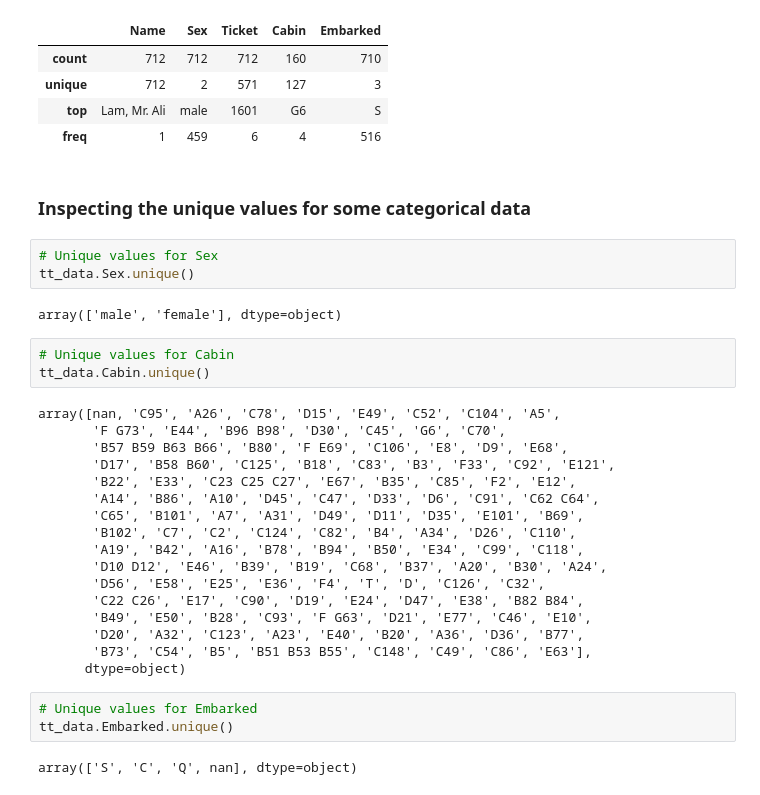
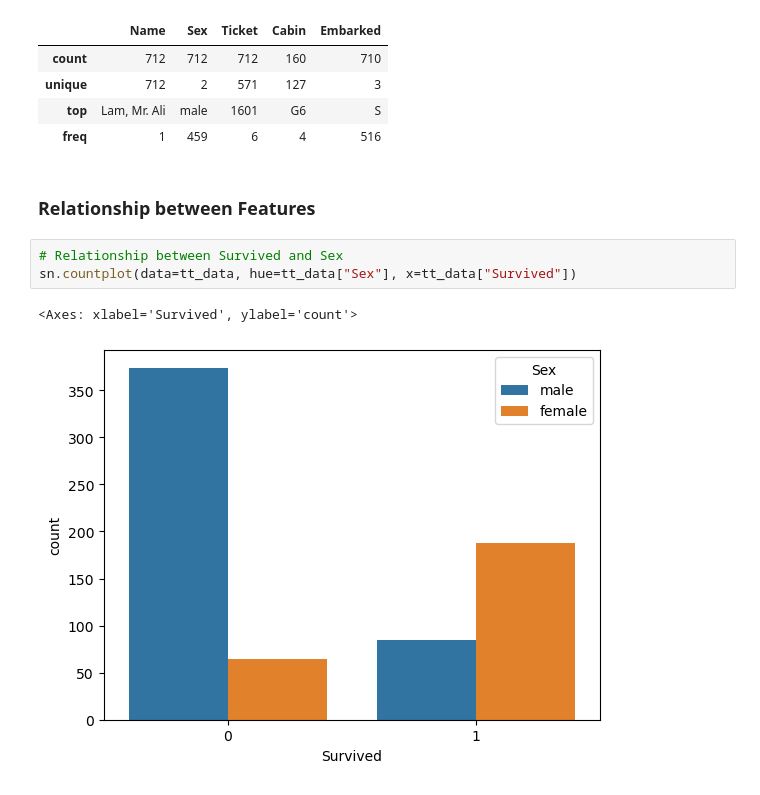
Before and after one commit to AndrewMarfo/titanic, a Jupyter notebook: titanic.ipynb, the cells around one changed output. Drawn from its saved outputs; the diff is of its cells as text.

Commit message:
Visualizing relationship between features

```diff
--- a/titanic.ipynb
+++ b/titanic.ipynb
@@ -78,35 +110,11 @@ tt_data.describe(include="O")
 | unique | 712 | 2 | 571 | 127 | 3 |
 | top | Lam, Mr. Ali | male | 1601 | G6 | S |
 | freq | 1 | 459 | 6 | 4 | 516 |
-# %% [markdown]
-### Inspecting the unique values for some categorical data
-# %%
-# Unique values for Sex
-tt_data.Sex.unique()
-# %% [output]
-array(['male', 'female'], dtype=object)
-# %%
-# Unique values for Cabin
-tt_data.Cabin.unique()
-# %% [output]
-array([nan, 'C95', 'A26', 'C78', 'D15', 'E49', 'C52', 'C104', 'A5',
-       'F G73', 'E44', 'B96 B98', 'D30', 'C45', 'G6', 'C70',
-       'B57 B59 B63 B66', 'B80', 'F E69', 'C106', 'E8', 'D9', 'E68',
-       'D17', 'B58 B60', 'C125', 'B18', 'C83', 'B3', 'F33', 'C92', 'E121',
-       'B22', 'E33', 'C23 C25 C27', 'E67', 'B35', 'C85', 'F2', 'E12',
-       'A14', 'B86', 'A10', 'D45', 'C47', 'D33', 'D6', 'C91', 'C62 C64',
-       'C65', 'B101', 'A7', 'A31', 'D49', 'D11', 'D35', 'E101', 'B69',
-       'B102', 'C7', 'C2', 'C124', 'C82', 'B4', 'A34', 'D26', 'C110',
-       'A19', 'B42', 'A16', 'B78', 'B94', 'B50', 'E34', 'C99', 'C118',
-       'D10 D12', 'E46', 'B39', 'B19', 'C68', 'B37', 'A20', 'B30', 'A24',
-       'D56', 'E58', 'E25', 'E36', 'F4', 'T', 'D', 'C126', 'C32',
-       'C22 C26', 'E17', 'C90', 'D19', 'E24', 'D47', 'E38', 'B82 B84',
-       'B49', 'E50', 'B28', 'C93', 'F G63', 'D21', 'E77', 'C46', 'E10',
-       'D20', 'A32', 'C123', 'A23', 'E40', 'B20', 'A36', 'D36', 'B77',
-       'B73', 'C54', 'B5', 'B51 B53 B55', 'C148', 'C49', 'C86', 'E63'],
-      dtype=object)
-# %%
-# Unique values for Embarked
-tt_data.Embarked.unique()
-# %% [output]
-array(['S', 'C', 'Q', nan], dtype=object)
+# %% [markdown]
+### Relationship between Features
+# %%
+# Relationship between Survived and Sex
+sn.countplot(data=tt_data, hue=tt_data["Sex"], x=tt_data["Survived"])
+# %% [output]
+<Axes: xlabel='Survived', ylabel='count'>
+[figure, added]
```
Also changed, not shown: parts of 6 cells of this notebook, 1 other file.
